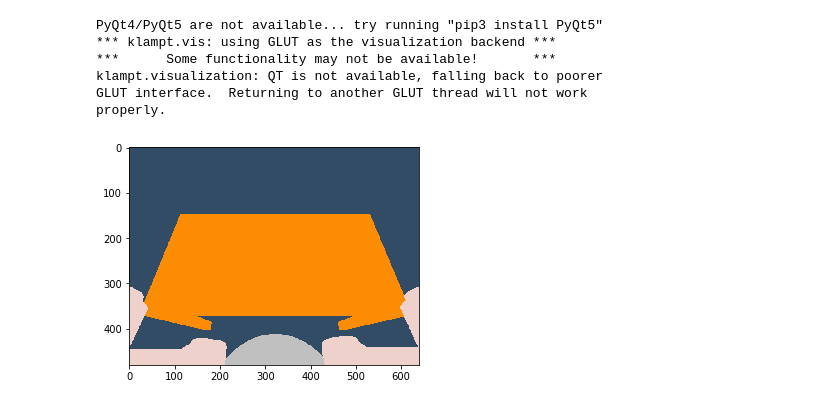
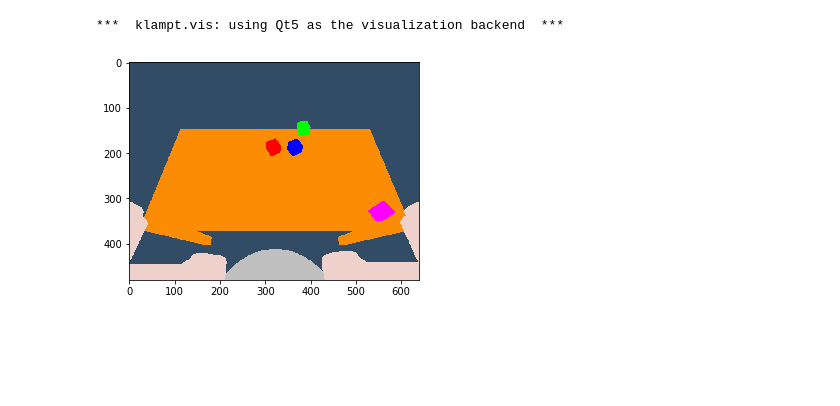
Before and after one commit to k-ravuri/swept, a Jupyter notebook: perception/perception.ipynb, the cells around one changed output. Drawn from its saved outputs; the diff is of its cells as text; code cells hidden in the pictures; blank space fills up the shorter version.

```diff
--- a/perception/perception.ipynb
+++ b/perception/perception.ipynb
@@ -15,6 +15,7 @@ from math import radians
 from IPython.display import clear_output
 import ipywidgets as widgets
 from klampt.vis.ipython import KlamptWidget
+%matplotlib inline
 
 model_path = "../Resources/shared_data/objects/"
 mesh_model_path = "../Resources/grasping/models/"
@@ -52,9 +53,14 @@ class testingWorldBuilder():
         """
 
         self.addTable(x,y)
+
         # add some cubes
+        self.addCube((so3.from_axis_angle(([0,0,1],0.5)), [x /2, y / 2, self.table_height]), self.cube_width, [1.0, 0, 0, 1], 1)
+        self.addCube((so3.from_axis_angle(([0,0,1],5)), [x / 2 + .1, y / 2, self.table_height]), self.cube_width, [0, 1.0, 0, 1], 2)
+        self.addCube((so3.from_axis_angle(([0,0,1],0.5)), [x / 2, y / 2 + .1, self.table_height]), self.cube_width, [0, 0, 1.0, 1], 3)
+        self.addCube((so3.from_axis_angle(([0,0,1],0.5)), [x / 2 - .3, y / 2 - .3, self.table_height]), self.cube_width, [1.0, 0, 1.0, 1], 3)
+
         '''
-        self.addCube((so3.from_axis_angle(([0,0,1],0.5)),[x/2,y/2,self.table_height]), self.cube_width, [1.0,0,0,1],1)
         # add one mesh
         self.addRandomMesh([0+x,0.2+y,self.table_height],1)
         self.addRandomMesh([0+x,-0.2+y,self.table_height],2)
@@ -244,37 +250,32 @@ sim = klampt.Simulator(w)
 cam = klampt.SimRobotSensor(sim.controller(0), "rgbd_camera", "CameraSensor")
 # mount camera in place
 cam.setSetting("link","4")
 
 #cam.setSetting("Tsensor","0.0 -0.866 -0.5 1.0 0.0 0.0  0 -0.5 0.866      0.2 0.005 1.2")
 cam.setSetting("Tsensor", transform_to_string(so3.from_rpy((math.pi, radians(-30), radians(270))), [0.2, 0.005, 1.2]))
 # minimum range
 cam.setSetting("zmin","0.1")
 # x field of view
 cam.setSetting("xfov","1.5")
 
 # Take a picture!
 cam.kinematicSimulate(w, 0.01)
 rgb, depth = sensing.camera_to_images(cam)
 plt.imshow(rgb)
 plt.show()
 time.sleep(0.5)
 
 positions = [(0.5, 0.5), (0.5, 0.4), (0.5, 0.3), (0.5, 0.2), (0.5, 0.1), (0.5, 0.0), (0.5, -0.1)]
 first_time = True
 
 # run the simulation (indefinitely)
 # for e in positions:
 #     rv = ik_solve([e[0], e[1], 0.65], first_time)
 #     rgb, depth = sensing.camera_to_images(cam)
 #     plt.imshow(rgb)
 #     plt.show()
 #     time.sleep(1.0)
 #     first_time = not first_time
 # %% [output]
-PyQt4/PyQt5 are not available... try running "pip3 install PyQt5"
-*** klampt.vis: using GLUT as the visualization backend ***
-***      Some functionality may not be available!       ***
-klampt.visualization: QT is not available, falling back to poorer
-GLUT interface.  Returning to another GLUT thread will not work
-properly.
+***  klampt.vis: using Qt5 as the visualization backend  ***
-[figure, old version]
+[figure, new version]
```
Also changed, not shown: parts of 2 cells of this notebook.
